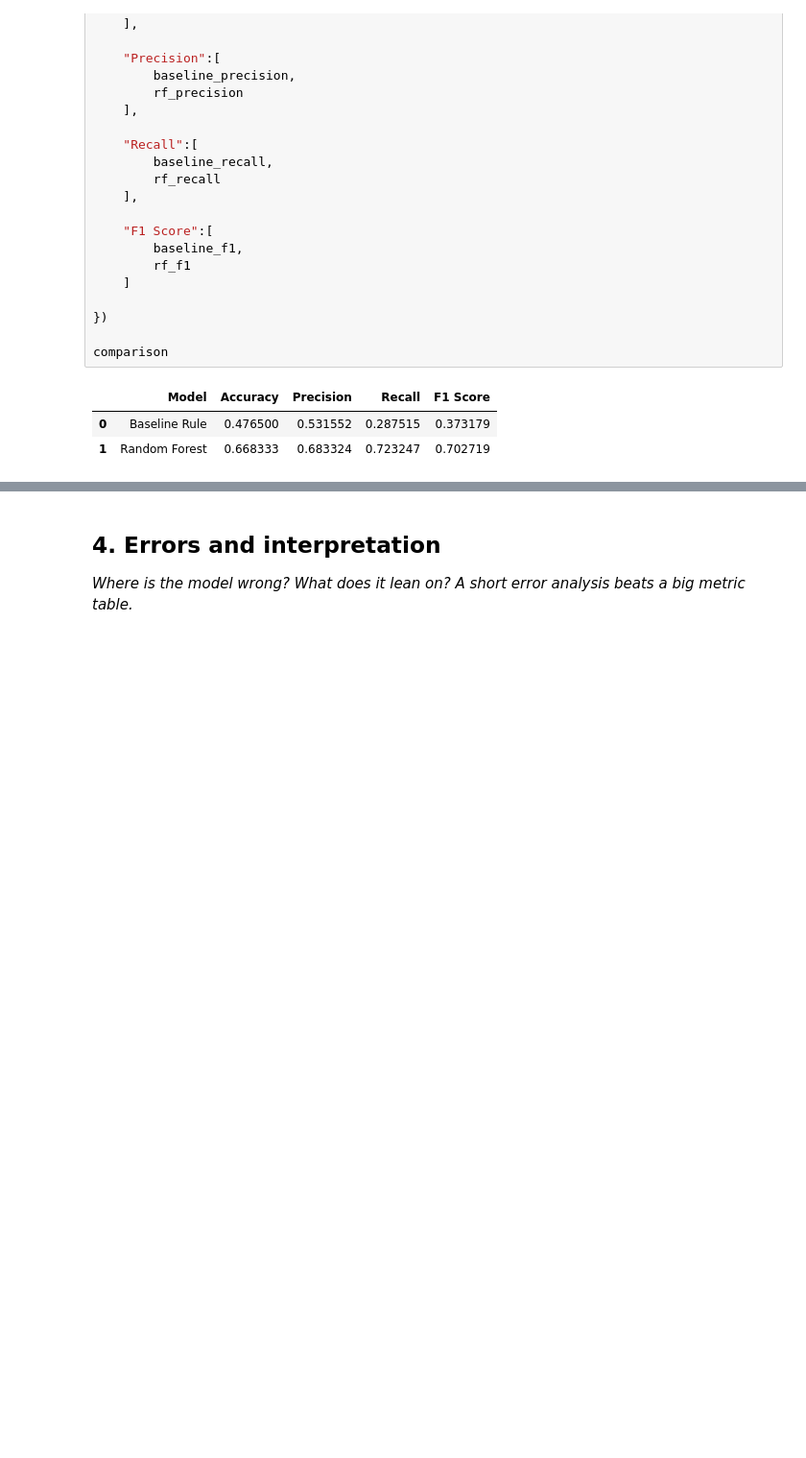
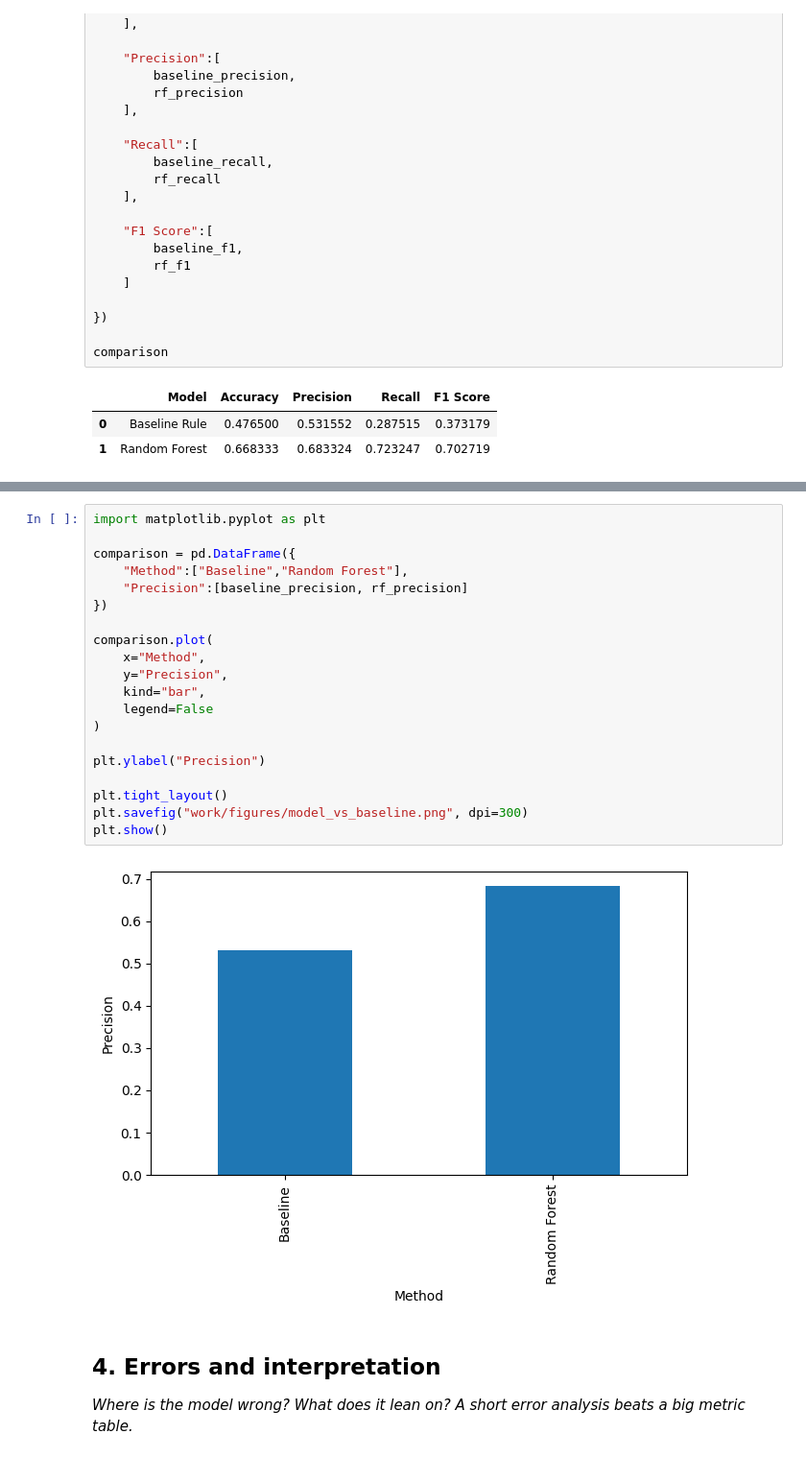
Before and after one commit to muneebulhaq02/flyrank-ml-internship, a Jupyter notebook: work/notebooks/w05_model.ipynb, the cells around one changed output, grey strips where cells are left out. Shown at 96% size. Saved outputs shown, nothing was run; the diff lists cells and outputs as text; blank space fills up the shorter version.

```diff
--- a/work/notebooks/w05_model.ipynb
+++ b/work/notebooks/w05_model.ipynb
@@ -206,3 +215,25 @@ comparison
+# %%
+import matplotlib.pyplot as plt
+
+comparison = pd.DataFrame({
+    "Method":["Baseline","Random Forest"],
+    "Precision":[baseline_precision, rf_precision]
+})
+
+comparison.plot(
+    x="Method",
+    y="Precision",
+    kind="bar",
+    legend=False
+)
+
+plt.ylabel("Precision")
+
+plt.tight_layout()
+plt.savefig("work/figures/model_vs_baseline.png", dpi=300)
+plt.show()
+# %% [output]
+[figure, added]
 # %% [markdown]
 ## 4. Errors and interpretation
 
```
Also changed, not shown: parts of 4 cells of this notebook.
